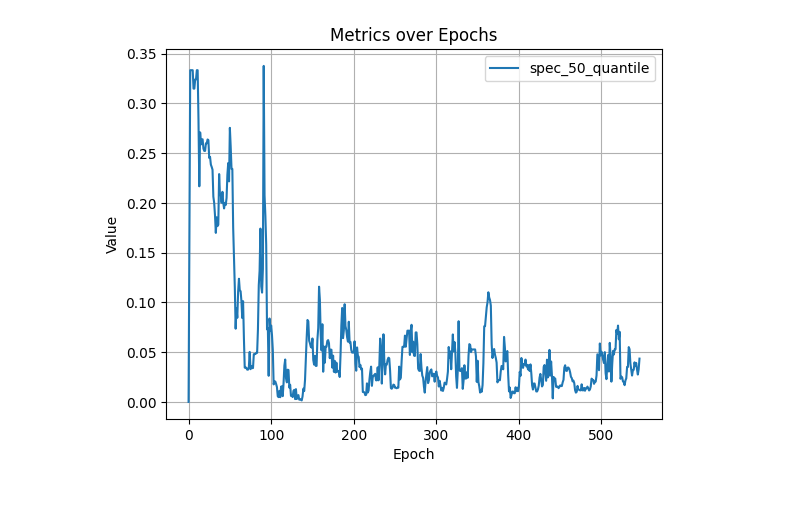
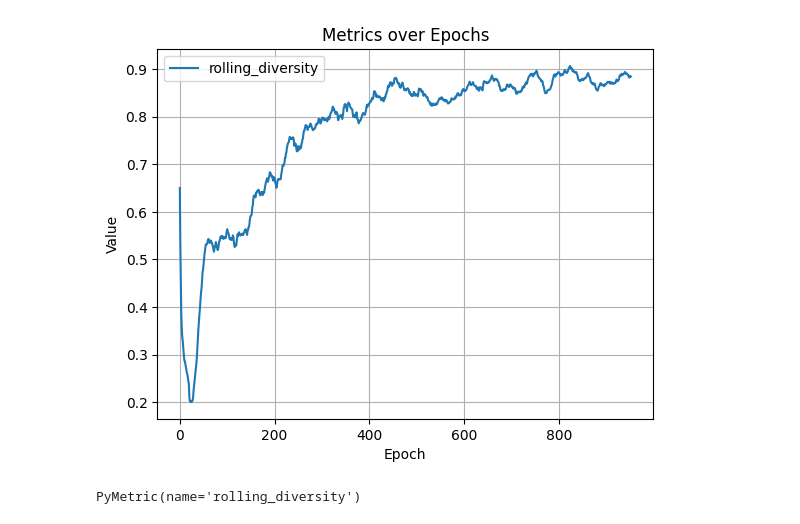
Before and after one commit to pkalivas/radiate, a Jupyter notebook: examples/python/expr_species_distance.ipynb, the cells around one changed output. Saved outputs shown, nothing was run; the diff lists cells and outputs as text; code cells hidden in the pictures.

Commit message:
Adding docs for python's metric(..) engine method to add custom metrics

```diff
--- a/examples/python/expr_species_distance.ipynb
+++ b/examples/python/expr_species_distance.ipynb
@@ -80,14 +82,21 @@ result = engine.run(log=True)
 # %%
 collector.plot(
     # "species.threshold", "count.species", "rate.diversity", "species.evenness"
     # "count.species",
     # "dist_signal",
     # "species_rolling",
-    # "long_rolling",
-    "spec_50_quantile",
+    # # "long_rolling",
+    # "spec_50_quantile",
+    "rolling_diversity",
 )
 # %% [output]
-[figure, old version]
+[figure, new version]
+# %%
+metrics = result.metrics()
+rolling_div = metrics["rolling_diversity"]
+rolling_div
+# %% [output]
+PyMetric(name='rolling_diversity')
 # %%
 df = collector.to_polars()
 df.filter(pl.col("name") == "count.species")
```
Also changed, not shown: parts of 5 cells of this notebook, 2 other files.
